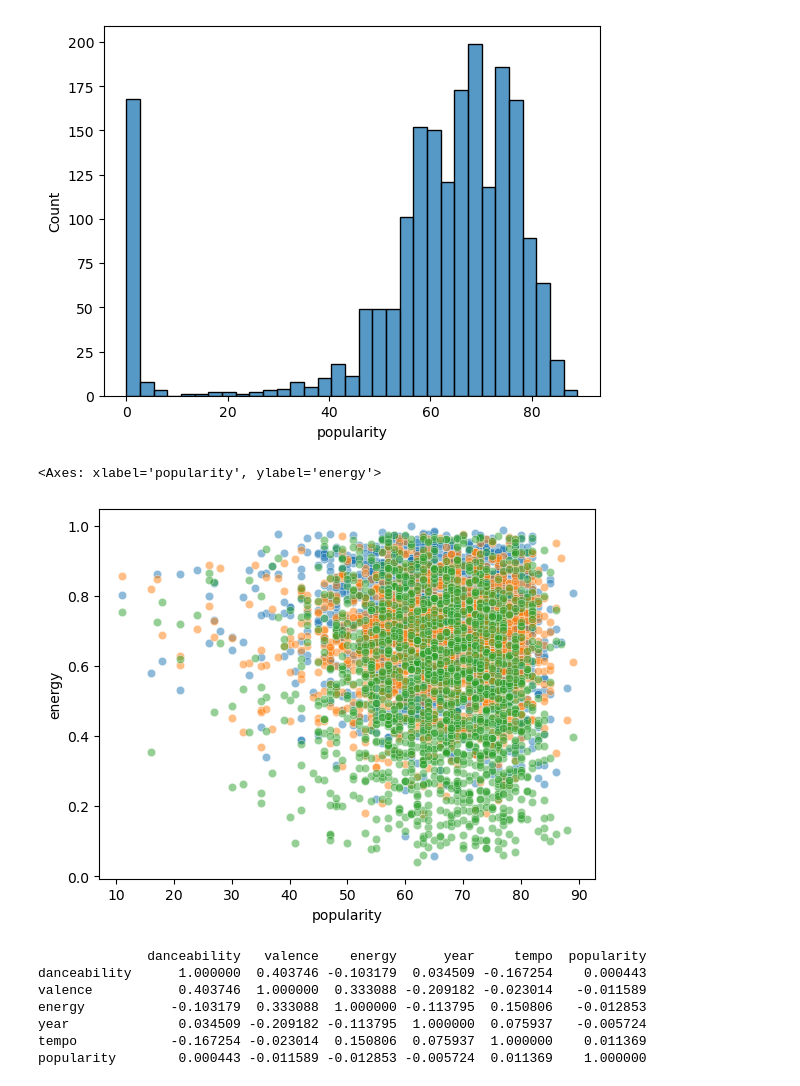
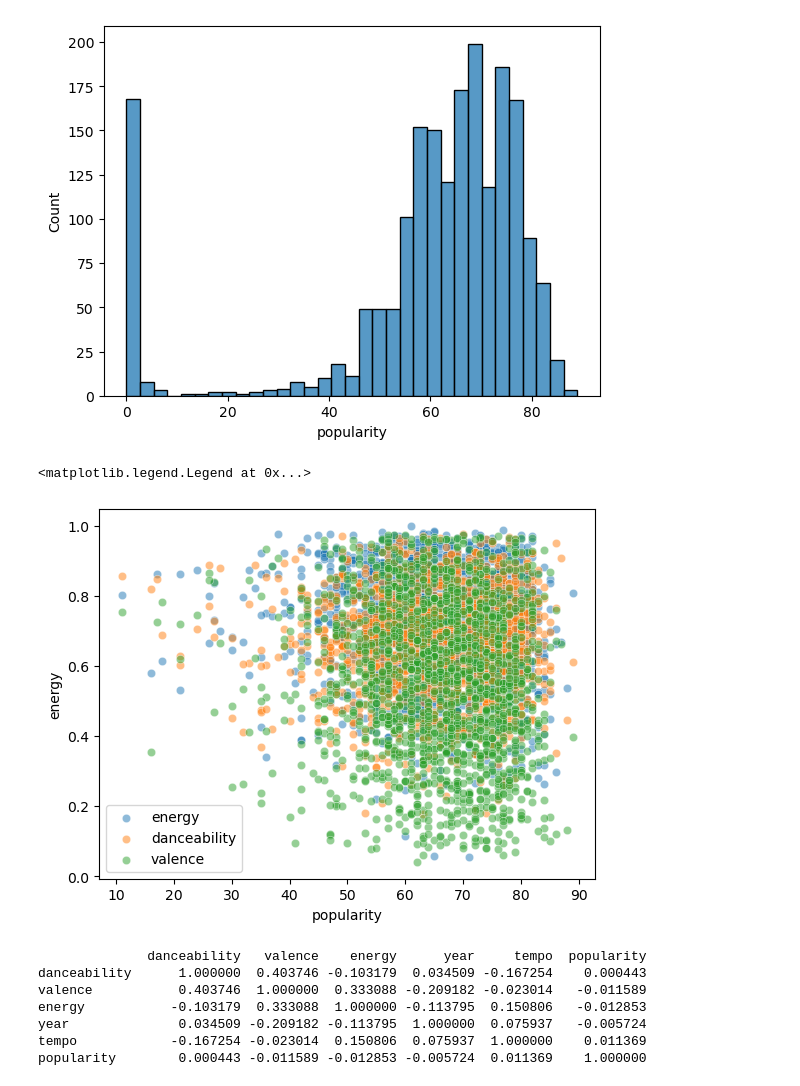
Before and after one commit to ricvall/FDS_Project, a Jupyter notebook: fds2_proj.ipynb, the cells around one changed output. Cells and saved outputs as stored; diff of their text form; code cells hidden in the pictures.

```diff
--- a/fds2_proj.ipynb
+++ b/fds2_proj.ipynb
@@ -271,12 +232,14 @@ sns.histplot(x='popularity', data = df)
 sorted_values = df.sort_values('popularity')[:179]
 popular_df = df.drop(sorted_values.index)
 # %%
-sns.scatterplot(x = 'popularity', y= 'energy', data = popular_df, alpha = .5)
-sns.scatterplot(x = 'popularity', y= 'danceability', data = popular_df, alpha = .5)
-sns.scatterplot(x = 'popularity', y= 'valence', data = popular_df, alpha = .5)
+sns.scatterplot(x = 'popularity', y= 'energy', data = popular_df, alpha = .5, label = 'energy')
+sns.scatterplot(x = 'popularity', y= 'danceability', data = popular_df, alpha = .5, label = 'danceability')
+sns.scatterplot(x = 'popularity', y= 'valence', data = popular_df, alpha = .5, label = 'valence')
+
+plt.legend()
 # %% [output]
-<Axes: xlabel='popularity', ylabel='energy'>
+<matplotlib.legend.Legend at 0x...>
-[figure, old version]
+[figure, new version]
 # %%
 cor_mat_df = df[['danceability', 'valence', 'energy', 'year', 'tempo', 'popularity']]
 # %%
```
Also changed, not shown: parts of 27 cells of this notebook.
